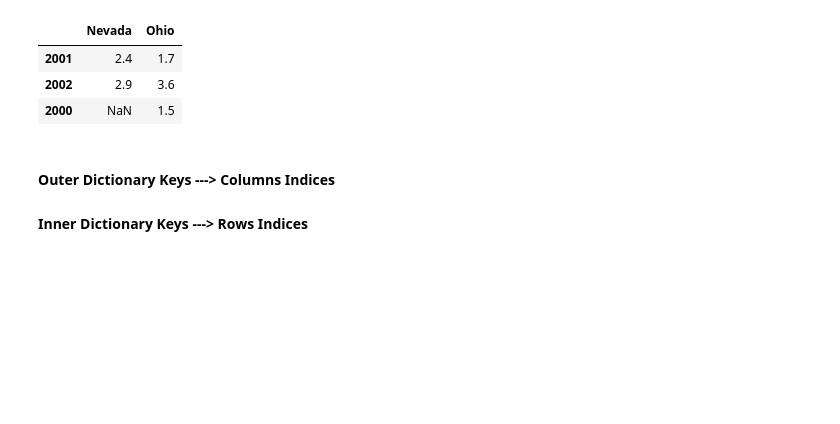
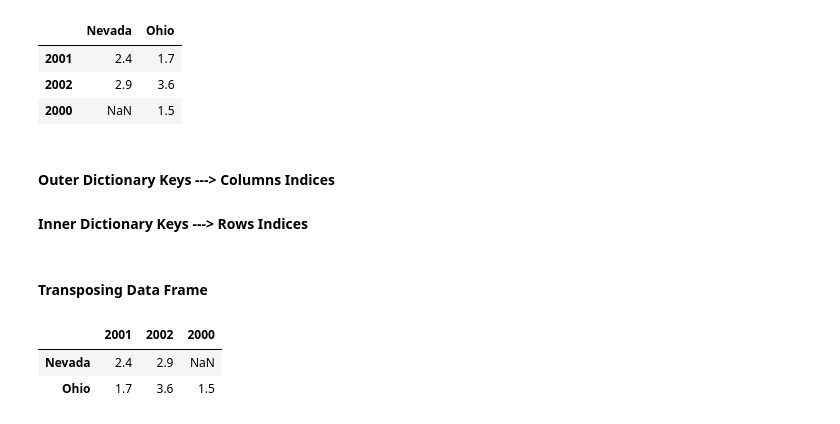
Before and after one commit to SyedHuzaifa007/Pandas-Demonstration, a Jupyter notebook: Pandas Demonstration (Data Frames).ipynb, the cells around one changed output. Drawn from its saved outputs; the diff is of its cells as text; code cells hidden in the pictures; blank space fills up the shorter version.

```diff
--- a/Pandas Demonstration (Data Frames).ipynb
+++ b/Pandas Demonstration (Data Frames).ipynb
@@ -232,3 +232,11 @@ frame3
 # %% [markdown]
 #### Outer Dictionary Keys ---> Columns Indices
 #### Inner Dictionary Keys ---> Rows Indices
+# %% [markdown]
+#### Transposing Data Frame
+# %%
+frame3.T
+# %% [output]
+|  | 2001 | 2002 | 2000 |
+| Nevada | 2.4 | 2.9 | NaN |
+| Ohio | 1.7 | 3.6 | 1.5 |
```
Also changed, not shown: parts of 5 cells of this notebook.
